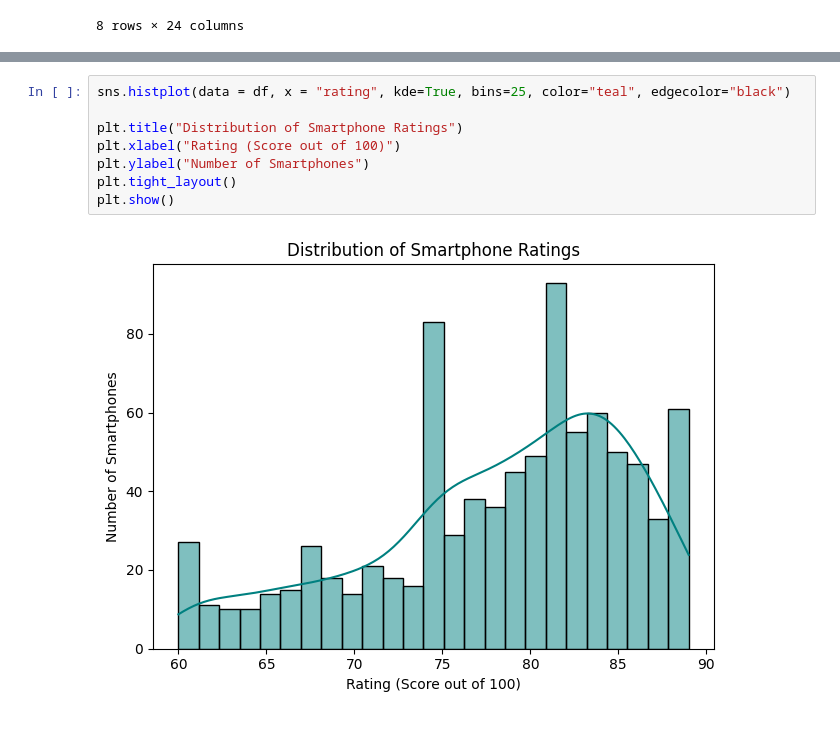
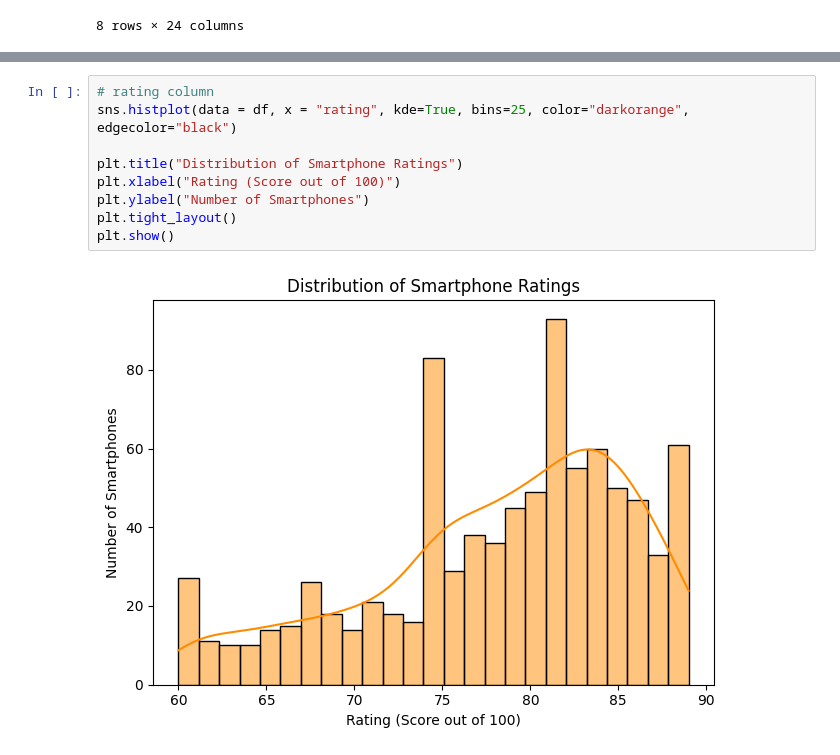
Before and after one commit to SachinrSuryawanshi/Smartphone-Price-Prediction-Project, a Jupyter notebook: notebooks/03_eda.ipynb, the cells around one changed output, grey strips where cells are left out. Cells and saved outputs as stored; diff of their text form.

```diff
--- a/notebooks/03_eda.ipynb
+++ b/notebooks/03_eda.ipynb
@@ -69,13 +72,14 @@ ExtraSupport       398
 OS                 277
 dtype: int64
 # %%
-sns.histplot(data = df, x = "rating", kde=True, bins=25, color="teal", edgecolor="black")
+# rating column
+sns.histplot(data = df, x = "rating", kde=True, bins=25, color="darkorange", edgecolor="black")
 
 plt.title("Distribution of Smartphone Ratings")
 plt.xlabel("Rating (Score out of 100)")
 plt.ylabel("Number of Smartphones")
 plt.tight_layout()
 plt.show()
 # %% [output]
-[figure, old version]
+[figure, new version]
 # %%
```
Also changed, not shown: parts of 34 cells of this notebook.
